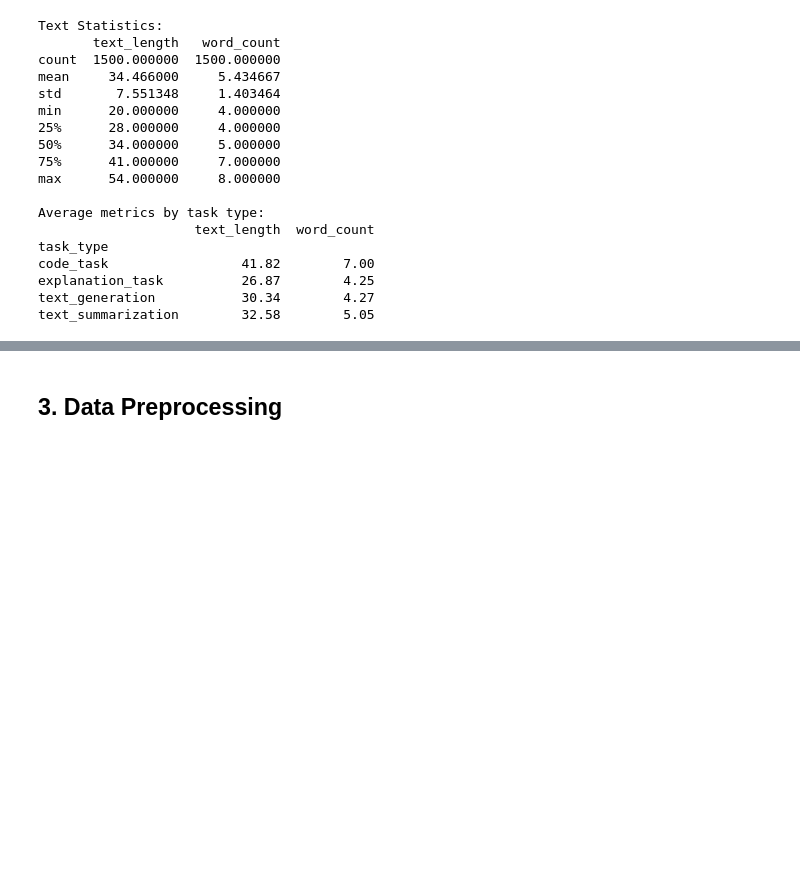
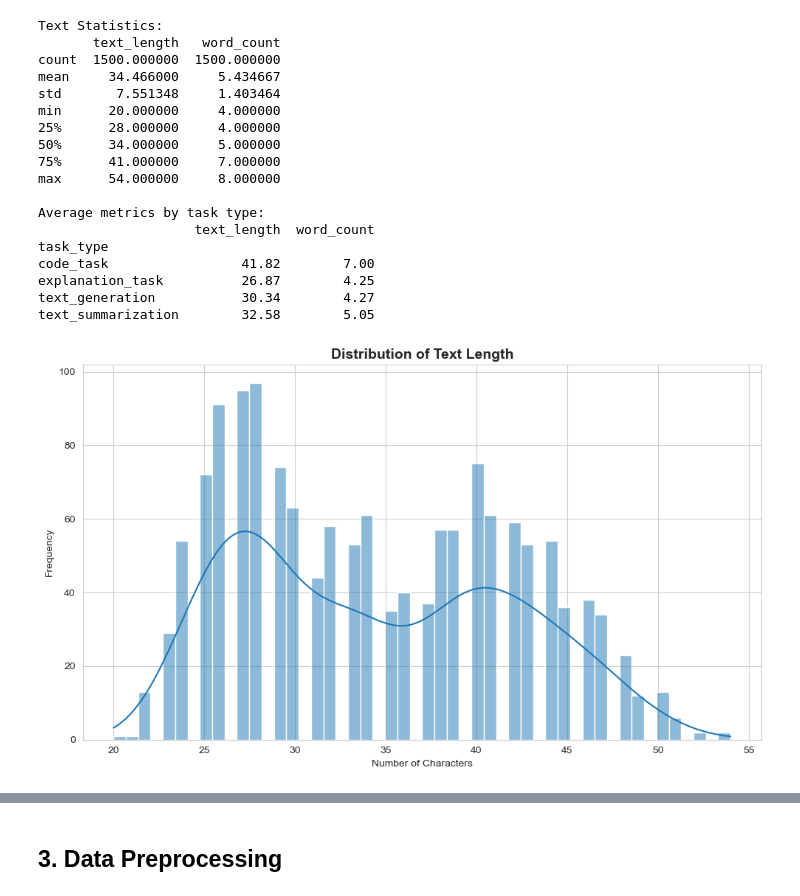
Before and after one commit to ipetrom/bhl-hackathon-beszketnyky, a Jupyter notebook: ml_analysis/ml_analysis.ipynb, the cells around one changed output, grey strips where cells are left out. Cells and saved outputs as stored; diff of their text form; code cells hidden in the pictures; blank space fills up the shorter version.

Commit message:
Add visualizations to ml_analysis

```diff
--- a/ml_analysis/ml_analysis.ipynb
+++ b/ml_analysis/ml_analysis.ipynb
@@ -118,3 +118,13 @@ code_task                 41.82        7.00
 explanation_task          26.87        4.25
 text_generation           30.34        4.27
 text_summarization        32.58        5.05
+# %%
+plt.figure(figsize=(10, 6))
+sns.histplot(df['text_length'], bins=50, kde=True)
+plt.title('Distribution of Text Length', fontsize=14, fontweight='bold')
+plt.xlabel('Number of Characters')
+plt.ylabel('Frequency')
+plt.tight_layout()
+plt.show()
+# %% [output]
+[figure, added]
```
Also changed, not shown: parts of 4 cells of this notebook.
